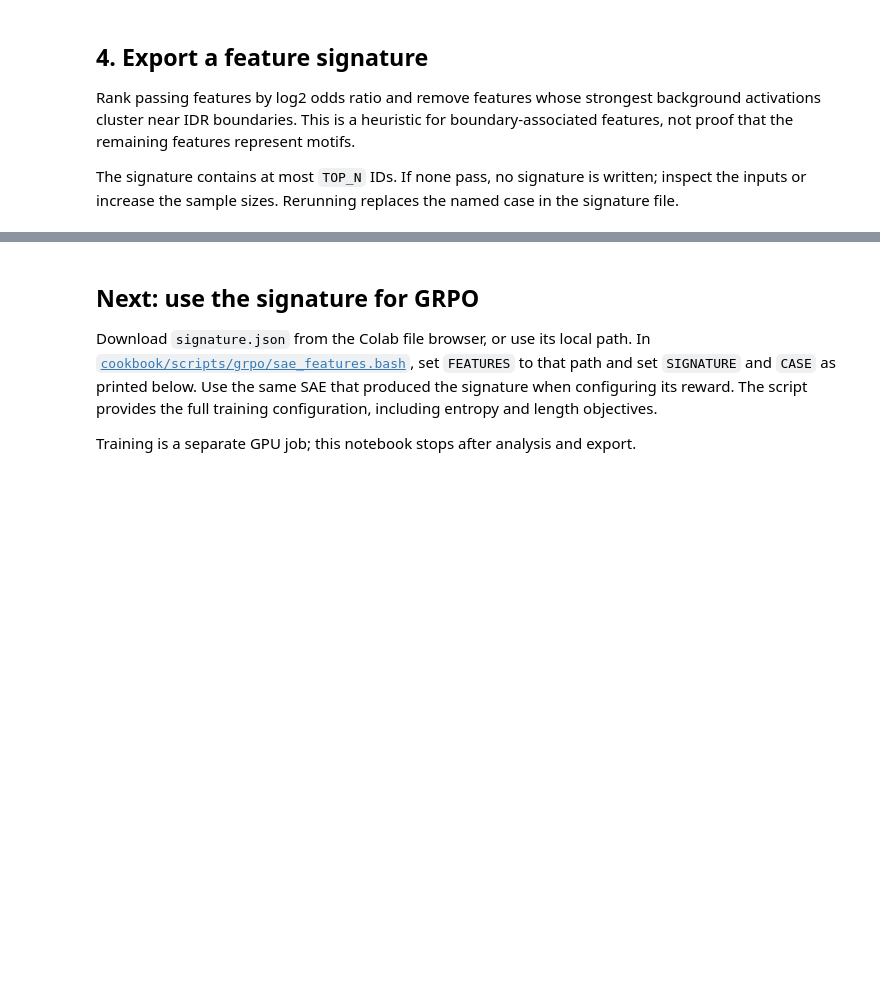
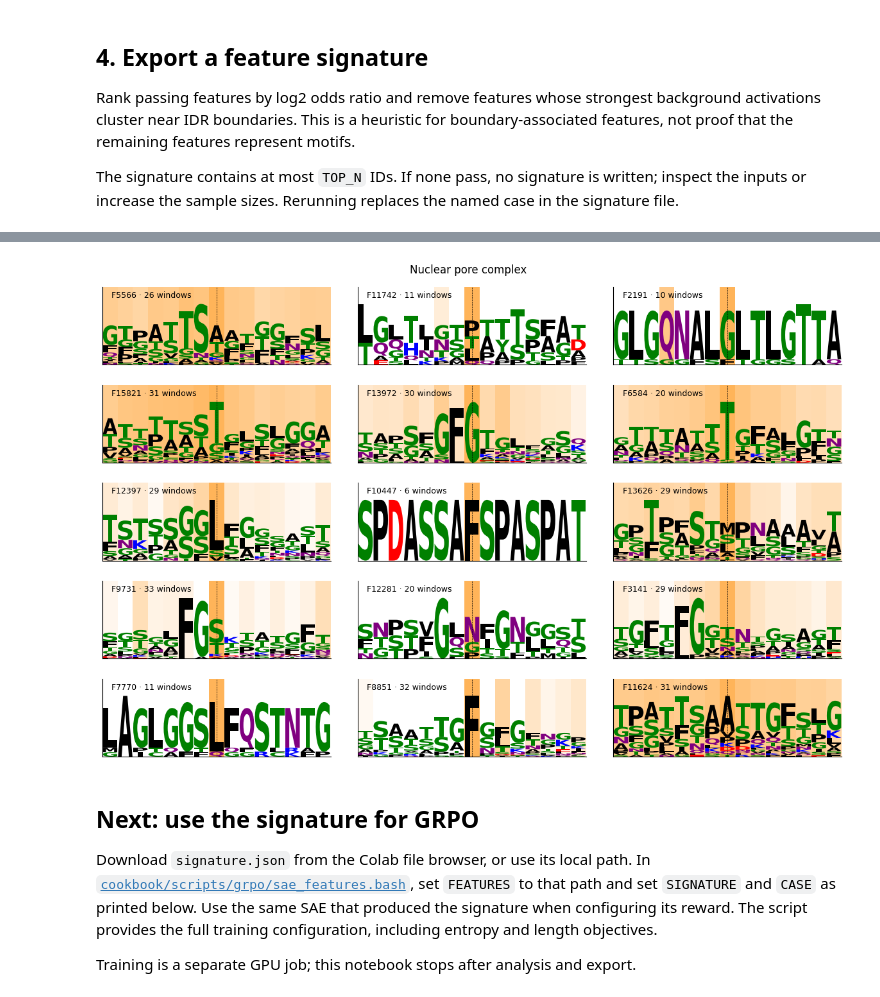
Before and after one commit to rotskoff-group/idiom, a Jupyter notebook: cookbook/notebooks/feature_enrichment.ipynb, the cells around one changed output, grey strips where cells are left out. Saved outputs shown, nothing was run; the diff lists cells and outputs as text; code cells hidden in the pictures; blank space fills up the shorter version.

```diff
--- a/cookbook/notebooks/feature_enrichment.ipynb
+++ b/cookbook/notebooks/feature_enrichment.ipynb
@@ -42,9 +44,9 @@ Set either input path to use your own FASTA. Outputs are saved under `OUT_DIR`.
 # %%
 from pathlib import Path
 
-POSITIVE_FASTA = None  # None downloads the nucleolus example.
+POSITIVE_FASTA = None  # None downloads the nuclear pore complex example.
 BACKGROUND_FASTA = None  # None downloads the held-out validation split.
-NAME = "nucleolus"
+NAME = "nuclear_pore_complex"
 SAE = "jxliu2/idiomsae-300M-L18-k32"
 DEVICE = "auto"
 OUT_DIR = Path("feature_enrichment_outputs")
@@ -54,7 +56,7 @@ BATCH_SIZE = 4
 TOP_N = 30  # Maximum signature size; fewer features may pass the thresholds.
 CASE = f"top{TOP_N}"
 SEED = 0
-N_FEATURES = 6
+N_FEATURES = 15  # Top selected features, displayed in three columns.
 N_WINDOWS = 60
 HALF_WIDTH = 7
 # %%
@@ -95,7 +99,7 @@ if sae.fim_mode != "unprompted" or sae.region != "idr":
     raise ValueError("This walkthrough requires an SAE trained on unprompted IDRs.")
 
 positive_path = Path(POSITIVE_FASTA) if POSITIVE_FASTA is not None else Path(
-    example_data("protgps/nucleolus.fasta")
+    example_data("protgps/nuclear_pore_complex.fasta")
 )
 max_idr_length = sae.model.cfg.max_seq_len - 4  # START and three FIM markers
 
@@ -264,3 +252,86 @@ else:
+# %%
+import logomaker
+import pandas as pd
+
+positive_dataset = FeatureDataset(pos_fd)
+show = ids[:N_FEATURES]
+amino_acids = "ACDEFGHIKLMNPQRSTVWY"
+aa_index = {aa: i for i, aa in enumerate(amino_acids)}
+offsets = np.arange(-HALF_WIDTH, HALF_WIDTH + 1)
+
+if not show:
+    print("No signature features to plot.")
+else:
+    n_columns = 3
+    n_rows = (len(show) + n_columns - 1) // n_columns
+    fig, axes = plt.subplots(
+        n_rows, n_columns, figsize=(12, 1.6 * n_rows), squeeze=False,
+    )
+    for ax, feature_id in zip(axes.flat, show):
+        sequence_ids, _ = positive_dataset.top_sequences(
+            feature_id, n=positive_dataset.n_seqs, sort_by="peak",
+        )
+        counts = np.zeros((len(offsets), len(amino_acids)))
+        profile = np.zeros(len(offsets))
+        n_windows = 0
+        for seq_id in sequence_ids:
+            positions, values = positive_dataset.trace(int(seq_id), feature_id)
+            if not len(positions) or values.max() <= 0:
+                continue
+            fim_string = positive_dataset.sequence(int(seq_id))
+            peak_position = int(positions[values.argmax()])
+            activation_at = dict(zip(positions, values))
+            for column, offset in enumerate(offsets):
+                position = peak_position + int(offset)
+                if position not in activation_at:
+                    continue
+                residue = fim_string[position]
+                if residue in aa_index:
+                    counts[column, aa_index[residue]] += 1
+                    profile[column] += activation_at[position]
+            n_windows += 1
+            if n_windows >= N_WINDOWS:
+                break
+        if n_windows < 2:
+            ax.set_axis_off()
+            ax.set_title(f"F{feature_id}: too few windows")
+            continue
+
+        # Match the manuscript: empirical probabilities, no added pseudocounts.
+        count_frame = pd.DataFrame(counts, columns=list(amino_acids))
+        count_frame = count_frame.loc[count_frame.sum(axis=1) > 0]
+        probabilities = count_frame.div(count_frame.sum(axis=1), axis=0)
+        information = logomaker.transform_matrix(
+            probabilities, from_type="probability", to_type="information",
+        )
+        profile /= n_windows
+        profile /= profile.max()
+        for column, activation in enumerate(profile):
+            if activation > 0:
+                ax.axvspan(
+                    column - 0.5, column + 0.5, color=(1.0, 140 / 255, 0.0),
+                    alpha=float(activation) ** 0.55 * 0.65, lw=0, zorder=0,
+                )
+        logomaker.Logo(information, ax=ax, color_scheme="chemistry")
+        ax.axvline(HALF_WIDTH, color="black", ls="--", lw=0.5, zorder=0)
+        ax.text(
+            0.04, 0.95, f"F{feature_id} · {n_windows} windows",
+            transform=ax.transAxes, va="top", ha="left", fontsize=9,
+        )
+        ax.set_ylim(0, ax.get_ylim()[1] * 1.28)
+        ax.set_xlim(-0.5, len(offsets) - 0.5)
+        ax.set_xticks([])
+        ax.set_yticks([])
+        ax.spines[["top", "right"]].set_visible(False)
+    for ax in axes.flat[len(show):]:
+        ax.set_axis_off()
+    fig.suptitle(NAME.replace("_", " ").capitalize(), fontsize=12, y=0.985)
+    fig.subplots_adjust(
+        left=0.025, right=0.985, top=0.94, bottom=0.025, hspace=0.26, wspace=0.12,
+    )
+    plt.show()
+# %% [output]
+[figure, added]
 # %% [markdown]
 ## Next: use the signature for GRPO
 
```
Also changed, not shown: parts of 13 cells of this notebook, 21 other files.
